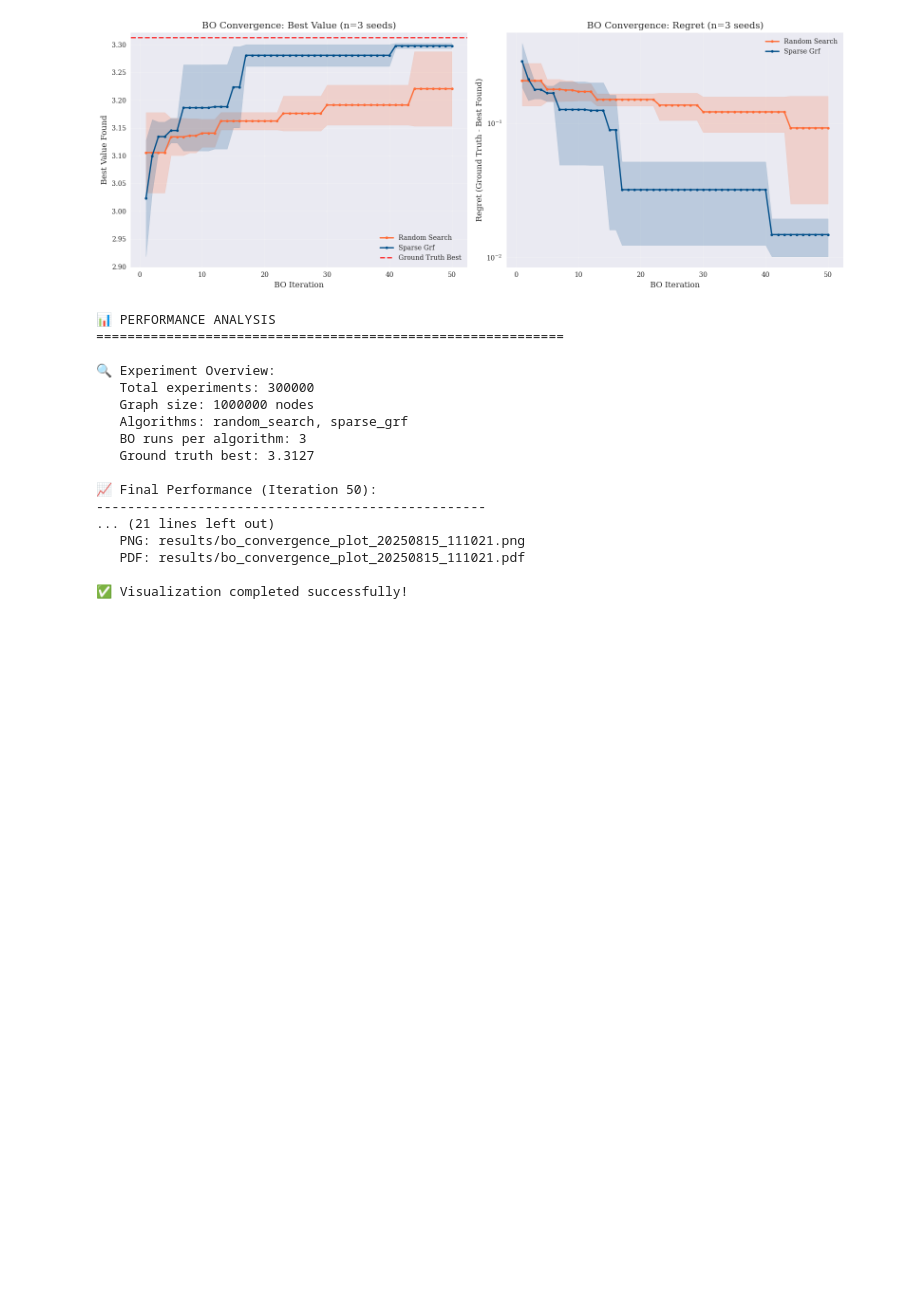
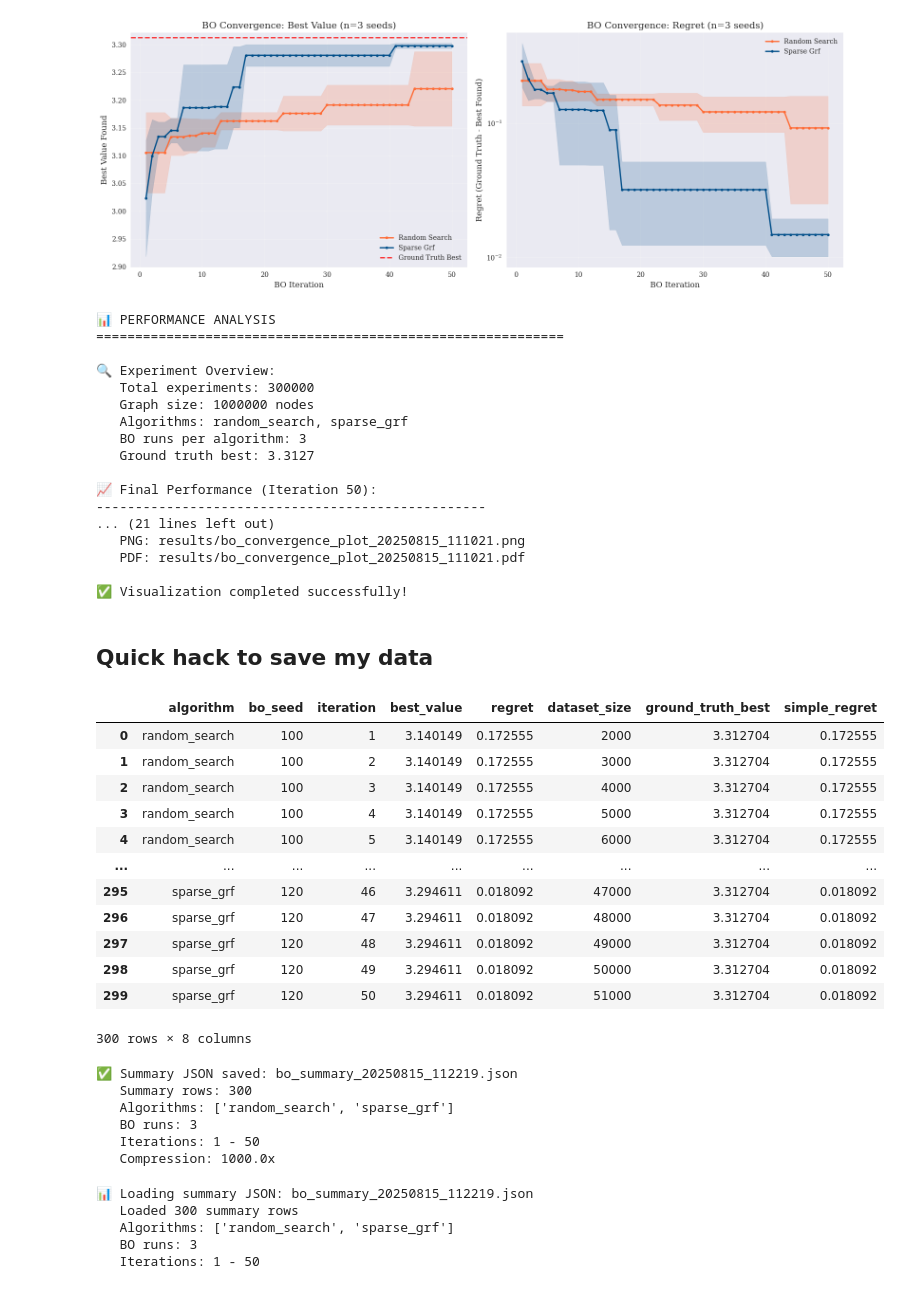
Before and after one commit to MatthewZhang473/Efficient-Gaussian-Process-on-Graphs, a Jupyter notebook: experiments_sparse/scalable_bo/visualize_bo_results.ipynb, the cells around one changed output. Cells and saved outputs as stored; diff of their text form; code cells hidden in the pictures; blank space fills up the shorter version.

Commit message:
Save the lastest experiment data

```diff
--- a/experiments_sparse/scalable_bo/visualize_bo_results.ipynb
+++ b/experiments_sparse/scalable_bo/visualize_bo_results.ipynb
@@ -458,3 +458,54 @@ except Exception as e:
    PDF: results/bo_convergence_plot_20250815_111021.pdf
 
 ✅ Visualization completed successfully!
+# %% [markdown]
+## Quick hack to save my data
+# %%
+def create_summary_df(df):
+    """
+    Create a compact summary DataFrame with only best values per iteration/seed/algorithm
+
+    Input: Full results DataFrame with potentially many rows per iteration
+    Output: Summary DataFrame with one row per (algorithm, bo_seed, iteration) combination
+    """
+
+    # Check required columns
+    required_cols = ['algorithm', 'bo_seed', 'iteration', 'best_value']
+    missing_cols = [col for col in required_cols if col not in df.columns]
+    if missing_cols:
+        raise ValueError(f"Missing required columns: {missing_cols}")
+
+    # Group by algorithm, bo_seed, and iteration, then get the best values
+    # Since best_value should be the same within each group, we can use .first() or .mean()
+    summary_df = df.groupby(['algorithm', 'bo_seed', 'iteration']).agg({
+        'best_value': 'first',  # Best value found up to this iteration
+        'regret': 'first',      # Corresponding regret
+        'dataset_size': 'first', # Total dataset size at this iteration
+        'ground_truth_best': 'first'  # Ground truth (constant)
+    }).reset_index()
+
+    # Optional: Add some computed columns
+    summary_df['simple_regret'] = summary_df['ground_truth_best'] - summary_df['best_value']
+
+    # Sort for cleaner output
+    summary_df = summary_df.sort_values(['algorithm', 'bo_seed', 'iteration'])
+
+    return summary_df
+# %%
+summary_df = create_summary_df(df)
+# %%
+summary_df
+# %% [output]
+|  | algorithm | bo_seed | iteration | best_value | regret | dataset_size | ground_truth_best | simple_regret |
+| 0 | random_search | 100 | 1 | 3.140149 | 0.172555 | 2000 | 3.312704 | 0.172555 |
+| 1 | random_search | 100 | 2 | 3.140149 | 0.172555 | 3000 | 3.312704 | 0.172555 |
+| 2 | random_search | 100 | 3 | 3.140149 | 0.172555 | 4000 | 3.312704 | 0.172555 |
+| 3 | random_search | 100 | 4 | 3.140149 | 0.172555 | 5000 | 3.312704 | 0.172555 |
+| 4 | random_search | 100 | 5 | 3.140149 | 0.172555 | 6000 | 3.312704 | 0.172555 |
+| ... | ... | ... | ... | ... | ... | ... | ... | ... |
+| 295 | sparse_grf | 120 | 46 | 3.294611 | 0.018092 | 47000 | 3.312704 | 0.018092 |
+| 296 | sparse_grf | 120 | 47 | 3.294611 | 0.018092 | 48000 | 3.312704 | 0.018092 |
+| 297 | sparse_grf | 120 | 48 | 3.294611 | 0.018092 | 49000 | 3.312704 | 0.018092 |
+| 298 | sparse_grf | 120 | 49 | 3.294611 | 0.018092 | 50000 | 3.312704 | 0.018092 |
+| 299 | sparse_grf | 120 | 50 | 3.294611 | 0.018092 | 51000 | 3.312704 | 0.018092 |
+300 rows × 8 columns
@@ -460,0 +578,12 @@ except Exception as e:
+# %%
+metadata_for_summary = metadata if 'metadata' in globals() else None
+
+# Save summary to JSON
+summary_json_path = save_summary_to_json(summary_df, metadata_for_summary)
+# %% [output]
+✅ Summary JSON saved: bo_summary_20250815_112219.json
+   Summary rows: 300
+   Algorithms: ['random_search', 'sparse_grf']
+   BO runs: 3
+   Iterations: 1 - 50
+   Compression: 1000.0x
@@ -460,0 +610,8 @@ except Exception as e:
+# %%
+summary_df_reloaded, summary_metadata = load_summary_json("results/bo_summary_20250815_112219.json")
+# %% [output]
+📊 Loading summary JSON: bo_summary_20250815_112219.json
+   Loaded 300 summary rows
+   Algorithms: ['random_search', 'sparse_grf']
+   BO runs: 3
+   Iterations: 1 - 50
```
Also changed, not shown: parts of 2 cells of this notebook, 1 other file.
